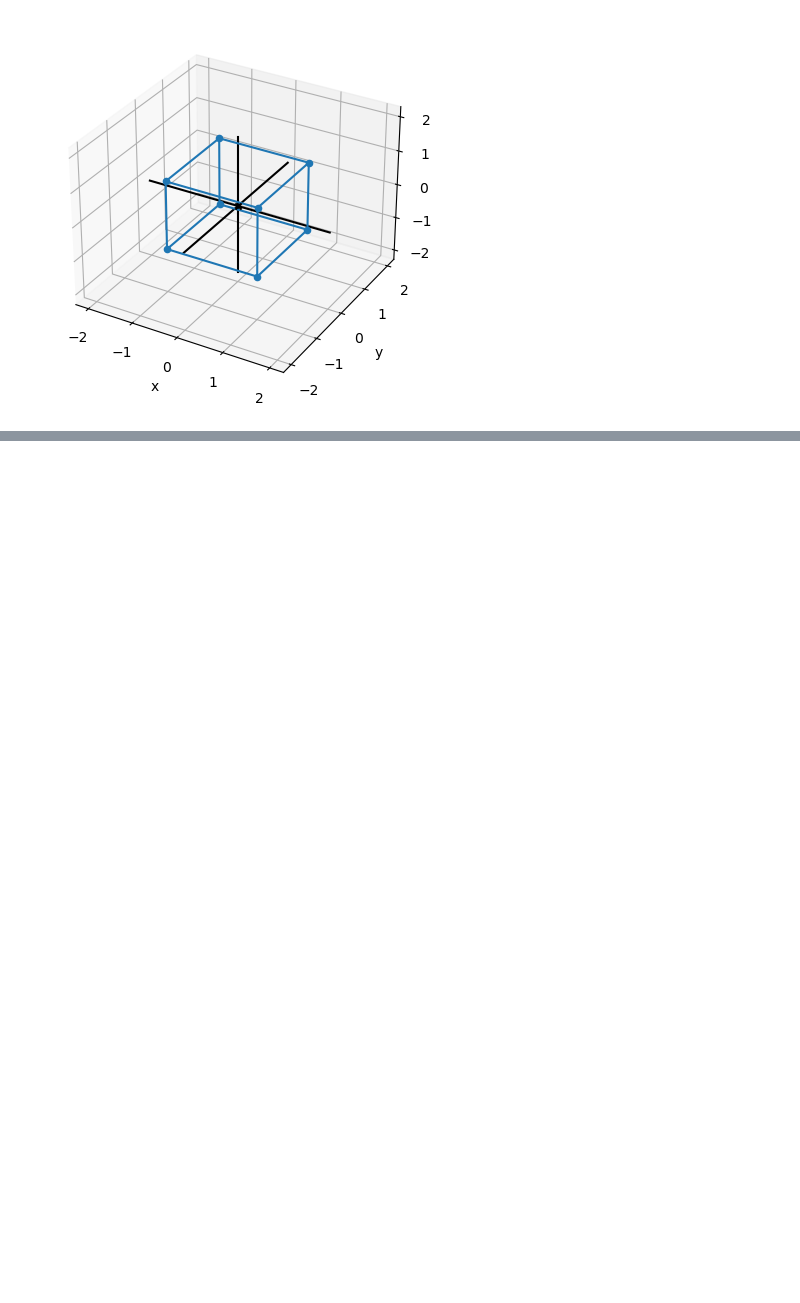
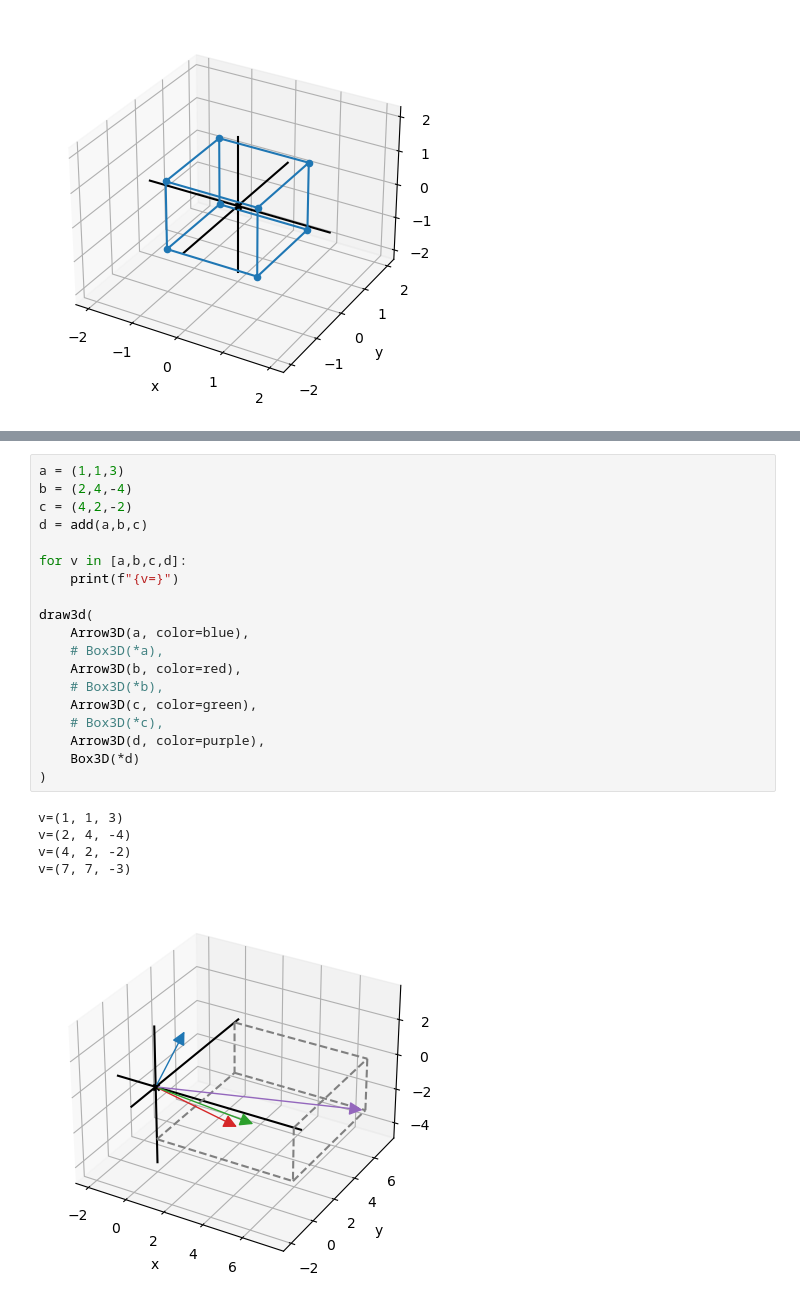
Before and after one commit to quinnphil/math-for-programmers, a Jupyter notebook: C03/C03 - Ascending to the 3D world.ipynb, the cells around one changed output, grey strips where cells are left out. Drawn from its saved outputs; the diff is of its cells as text; blank space fills up the shorter version.

```diff
--- a/C03/C03 - Ascending to the 3D world.ipynb
+++ b/C03/C03 - Ascending to the 3D world.ipynb
@@ -79,0 +108,25 @@ draw3d(
+# %%
+a = (1,1,3)
+b = (2,4,-4)
+c = (4,2,-2)
+d = add(a,b,c)
+
+for v in [a,b,c,d]:
+    print(f"{v=}")
+
+draw3d(
+    Arrow3D(a, color=blue),
+    # Box3D(*a),
+    Arrow3D(b, color=red),
+    # Box3D(*b),
+    Arrow3D(c, color=green),
+    # Box3D(*c),
+    Arrow3D(d, color=purple),
+    Box3D(*d)
+)
+# %% [output]
+v=(1, 1, 3)
+v=(2, 4, -4)
+v=(4, 2, -2)
+v=(7, 7, -3)
+[figure, added]
```
Also changed, not shown: parts of 3 cells of this notebook.
